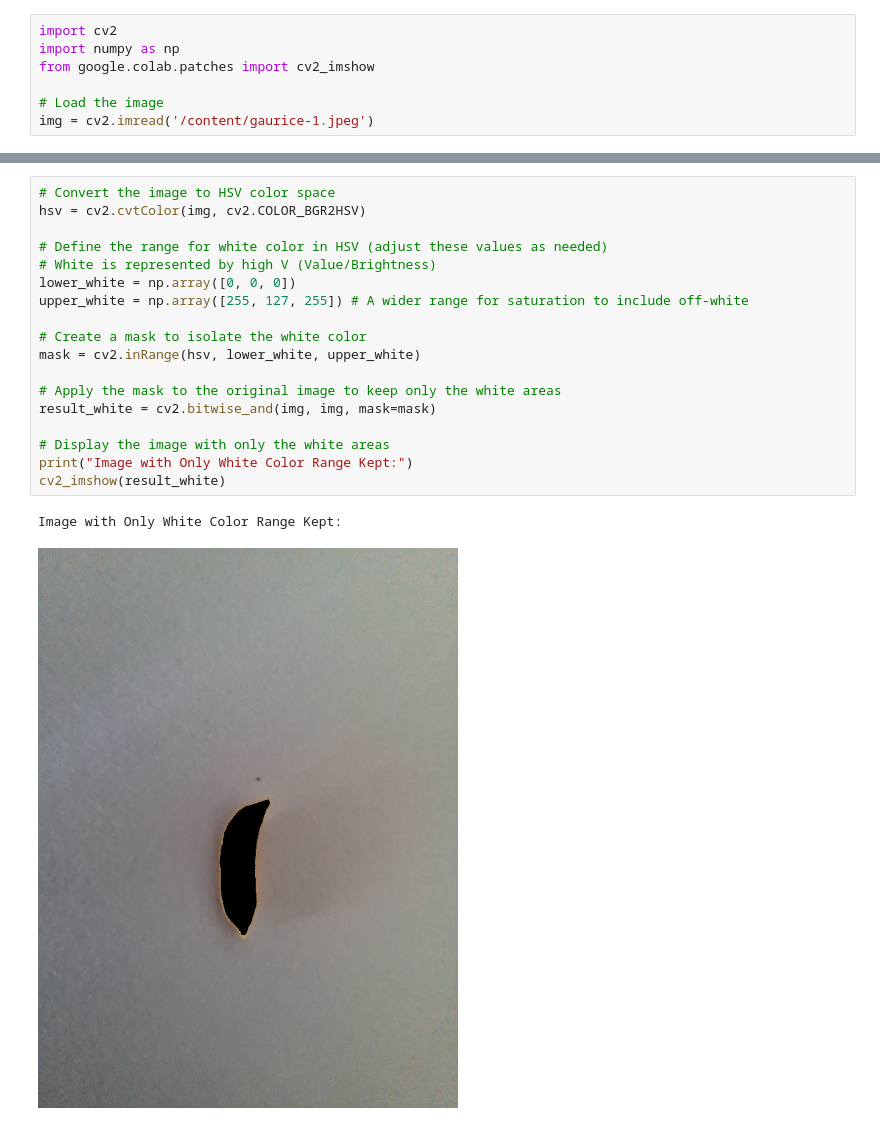
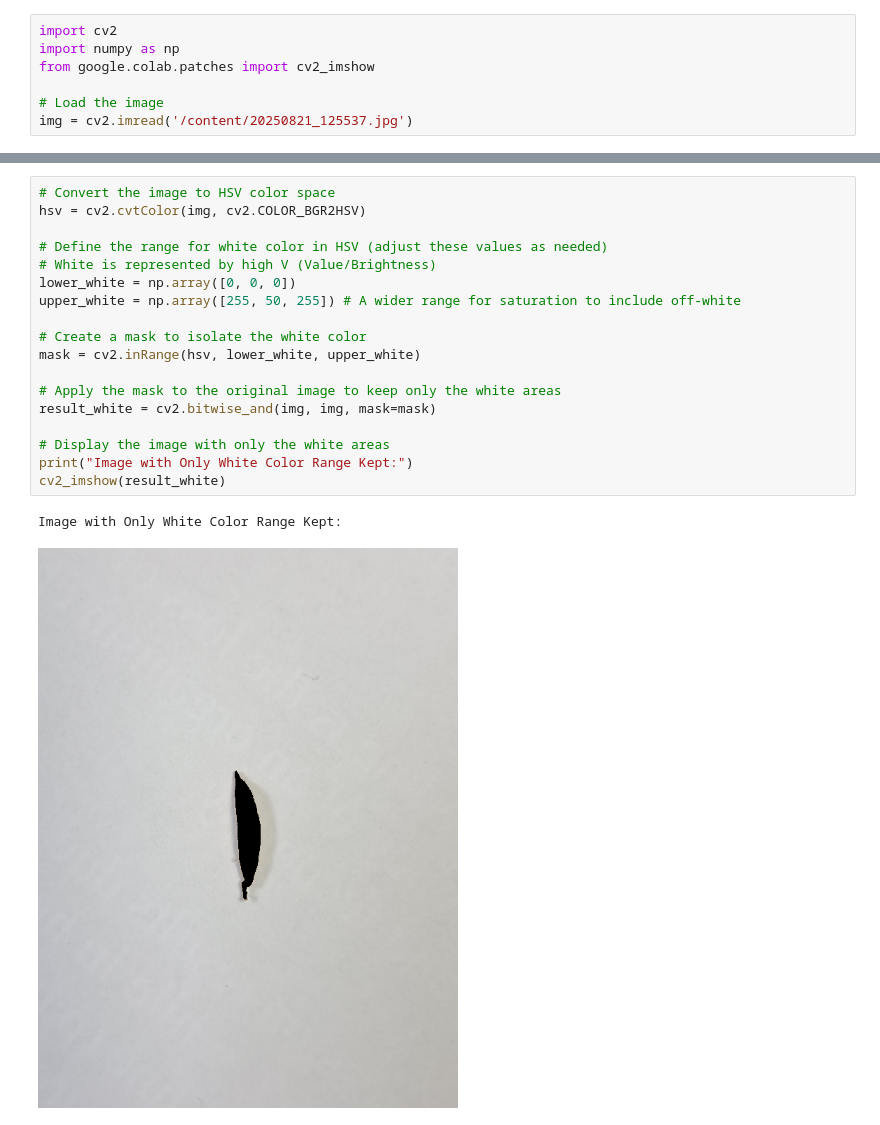
Before and after one commit to AbduzZami/ColabNotebooks, a Jupyter notebook: GAU.ipynb, the cells around one changed output, grey strips where cells are left out. Saved outputs shown, nothing was run; the diff lists cells and outputs as text.

```diff
--- a/GAU.ipynb
+++ b/GAU.ipynb
@@ -6,7 +6,7 @@ import numpy as np
 from google.colab.patches import cv2_imshow
 
 # Load the image
-img = cv2.imread('/content/gaurice-1.jpeg')
+img = cv2.imread('/content/20250821_125537.jpg')
 # %%
 # Define the desired width (adjust as needed)
 desired_width = 600
@@ -27,21 +27,21 @@ Resized Image:
 # %%
 # Convert the image to HSV color space
 hsv = cv2.cvtColor(img, cv2.COLOR_BGR2HSV)
 
 # Define the range for white color in HSV (adjust these values as needed)
 # White is represented by high V (Value/Brightness)
 lower_white = np.array([0, 0, 0])
-upper_white = np.array([255, 127, 255]) # A wider range for saturation to include off-white
+upper_white = np.array([255, 50, 255]) # A wider range for saturation to include off-white
 
 # Create a mask to isolate the white color
 mask = cv2.inRange(hsv, lower_white, upper_white)
 
 # Apply the mask to the original image to keep only the white areas
 result_white = cv2.bitwise_and(img, img, mask=mask)
 
 # Display the image with only the white areas
 print("Image with Only White Color Range Kept:")
 cv2_imshow(result_white)
 # %% [output]
 Image with Only White Color Range Kept:
-[figure, old version]
+[figure, new version]
```
Also changed, not shown: parts of 16 cells of this notebook.
